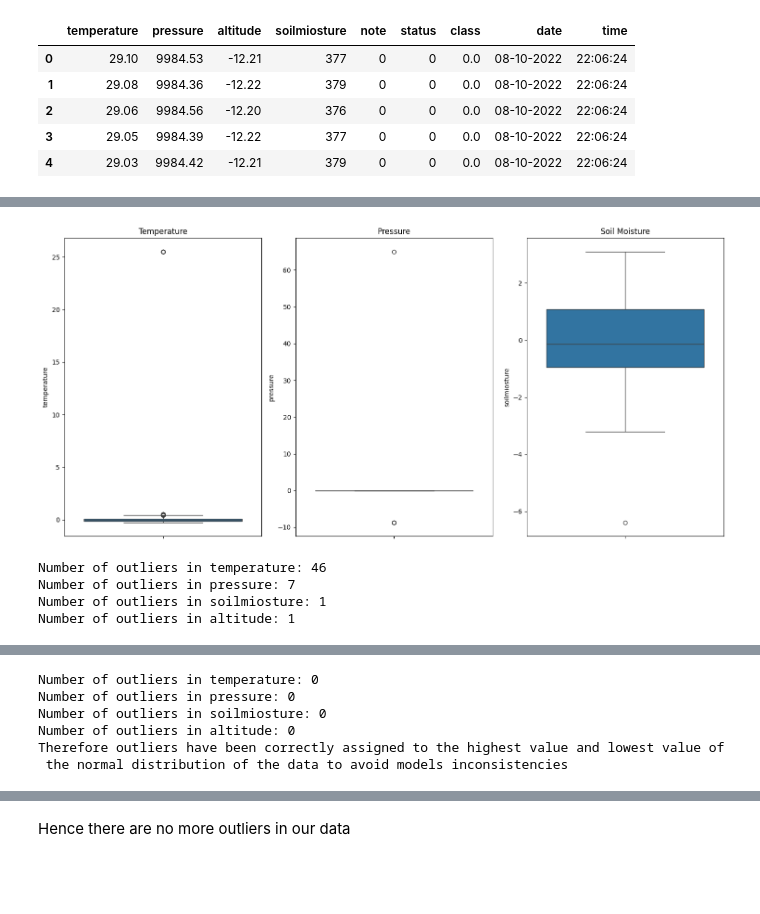
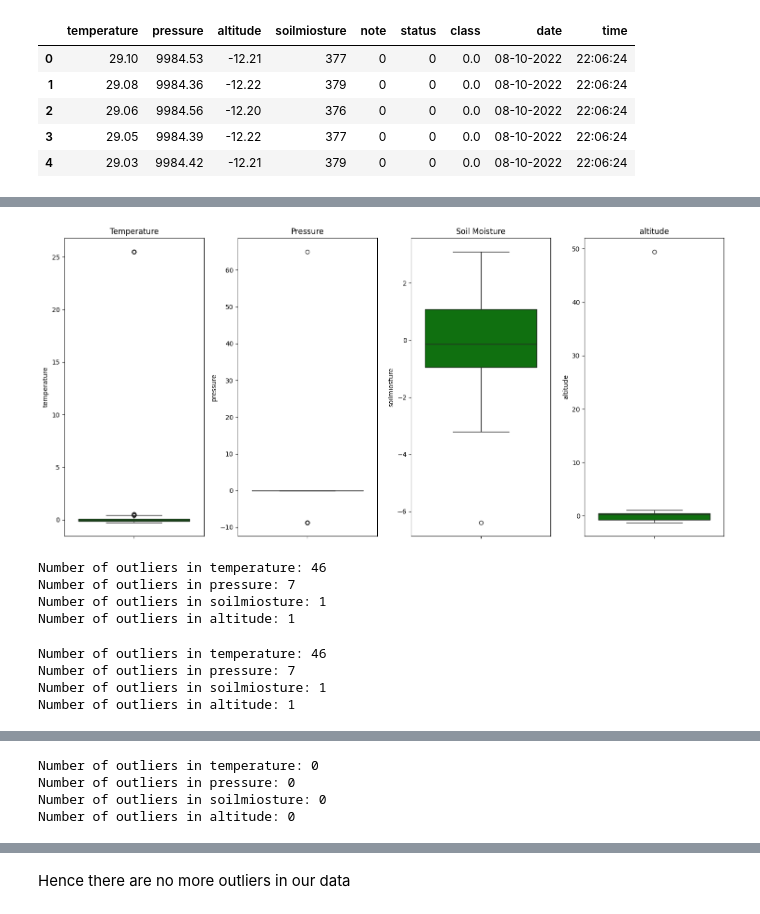
Before and after one commit to felixkwasisarpong/IotProject, a Jupyter notebook: IOT ML Code (1) (2).ipynb, the cells around one changed output, grey strips where cells are left out. Drawn from its saved outputs; the diff is of its cells as text; code cells hidden in the pictures; blank space fills up the shorter version.

```diff
--- a/IOT ML Code (1) (2).ipynb
+++ b/IOT ML Code (1) (2).ipynb
@@ -314,17 +322,18 @@ print(df_normalized)
 # %%
 ## Creating boxplots to check for data distribution after normalization
 # Create subplots
-fig, axs = plt.subplots(1, 3, figsize=(15, 7))
+fig, axs = plt.subplots(1, 4, figsize=(15, 7))
 
 # Plot boxplots
-sns.boxplot(ax=axs[0], y=df_normalized["temperature"]).set_title('Temperature')
-sns.boxplot(ax=axs[1], y=df_normalized["pressure"]).set_title('Pressure')
-sns.boxplot(ax=axs[2], y=df_normalized["soilmiosture"]).set_title('Soil Moisture')
+sns.boxplot(ax=axs[0], color="Green", y=df_normalized["temperature"]).set_title('Temperature')
+sns.boxplot(ax=axs[1], color="Green", y=df_normalized["pressure"]).set_title('Pressure')
+sns.boxplot(ax=axs[2], color="Green", y=df_normalized["soilmiosture"]).set_title('Soil Moisture')
+sns.boxplot(ax=axs[3], color="Green", y=df_normalized["altitude"]).set_title("altitude")
 
 plt.tight_layout()
 plt.show()
 # %% [output]
-[figure, old version]
+[figure, new version]
 # %%
 #Checking for the number of outliers in the distribution
 # Calculate the first quartile (Q1) and third quartile (Q3) for each column
@@ -361 +398,8 @@ Number of outliers in altitude: 1
+# %%
+outliers_temp, outliers_pressure, outliers_soil, outliers_altitude = outliers_check()
+# %% [output]
+Number of outliers in temperature: 46
+Number of outliers in pressure: 7
+Number of outliers in soilmiosture: 1
+Number of outliers in altitude: 1
 # %%
@@ -441,11 +483,8 @@ print("Number of outliers in temperature:", outliers_temp)
 print("Number of outliers in pressure:", outliers_pressure)
 print("Number of outliers in soilmiosture:", outliers_soil)
 print("Number of outliers in altitude:", outliers_altitude)
-print("Therefore outliers have been correctly assigned to the highest value and lowest value of\n the normal distribution of the data to avoid models inconsistencies")
 # %% [output]
 Number of outliers in temperature: 0
 Number of outliers in pressure: 0
 Number of outliers in soilmiosture: 0
 Number of outliers in altitude: 0
-Therefore outliers have been correctly assigned to the highest value and lowest value of
- the normal distribution of the data to avoid models inconsistencies
```
Also changed, not shown: parts of 8 cells of this notebook, 1 other file.
